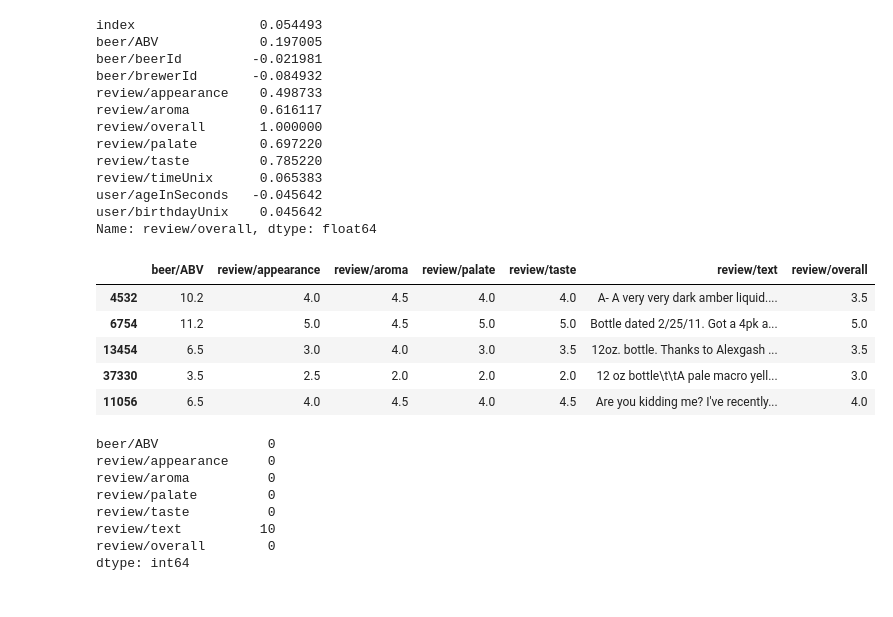
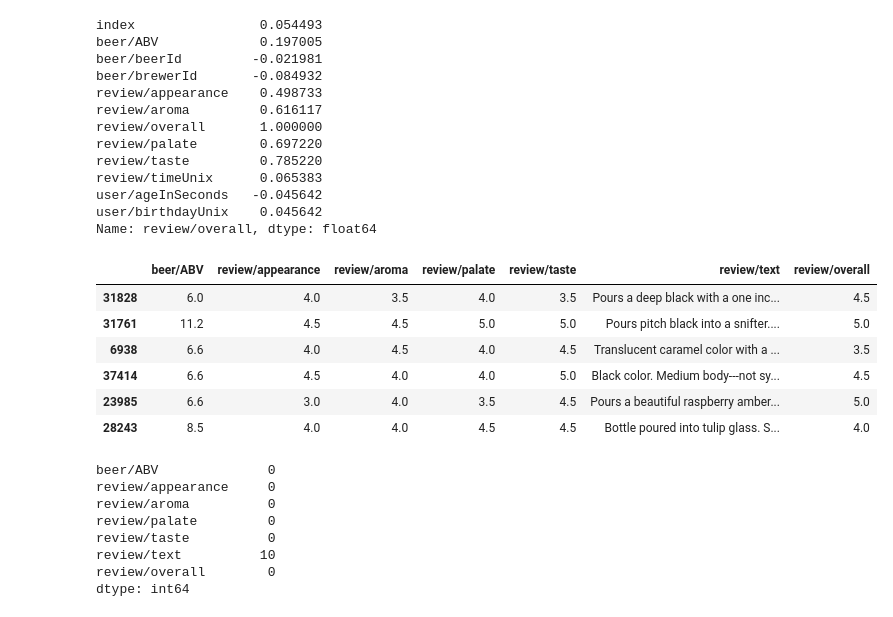
Before and after one commit to 2003vivek/2003vivek, a Jupyter notebook: beer_prediction.ipynb, the cells around one changed output. Saved outputs shown, nothing was run; the diff lists cells and outputs as text; code cells hidden in the pictures.

```diff
--- a/beer_prediction.ipynb
+++ b/beer_prediction.ipynb
@@ -54,14 +54,15 @@ Name: review/overall, dtype: float64
 # %%
 new_df=df[['beer/ABV','review/appearance','review/aroma','review/palate','review/taste','review/text','review/overall']]
 # %%
-new_df.sample(5)
+new_df.sample(6)
 # %% [output]
 |  | beer/ABV | review/appearance | review/aroma | review/palate | review/taste | review/text | review/overall |
-| 4532 | 10.2 | 4.0 | 4.5 | 4.0 | 4.0 | A- A very very dark amber liquid.... | 3.5 |
-| 6754 | 11.2 | 5.0 | 4.5 | 5.0 | 5.0 | Bottle dated 2/25/11. Got a 4pk a... | 5.0 |
-| 13454 | 6.5 | 3.0 | 4.0 | 3.0 | 3.5 | 12oz. bottle. Thanks to Alexgash ... | 3.5 |
-| 37330 | 3.5 | 2.5 | 2.0 | 2.0 | 2.0 | 12 oz bottle\t\tA pale macro yell... | 3.0 |
-| 11056 | 6.5 | 4.0 | 4.5 | 4.0 | 4.5 | Are you kidding me? I've recently... | 4.0 |
+| 31828 | 6.0 | 4.0 | 3.5 | 4.0 | 3.5 | Pours a deep black with a one inc... | 4.5 |
+| 31761 | 11.2 | 4.5 | 4.5 | 5.0 | 5.0 | Pours pitch black into a snifter.... | 5.0 |
+| 6938 | 6.6 | 4.0 | 4.5 | 4.0 | 4.5 | Translucent caramel color with a ... | 3.5 |
+| 37414 | 6.6 | 4.5 | 4.0 | 4.0 | 5.0 | Black color. Medium body---not sy... | 4.5 |
+| 23985 | 6.6 | 3.0 | 4.0 | 3.5 | 4.5 | Pours a beautiful raspberry amber... | 5.0 |
+| 28243 | 8.5 | 4.0 | 4.0 | 4.5 | 4.5 | Bottle poured into tulip glass. S... | 4.0 |
 # %%
 new_df.isnull().sum()
 # %% [output]
```
Also changed, not shown: parts of 10 cells of this notebook.
